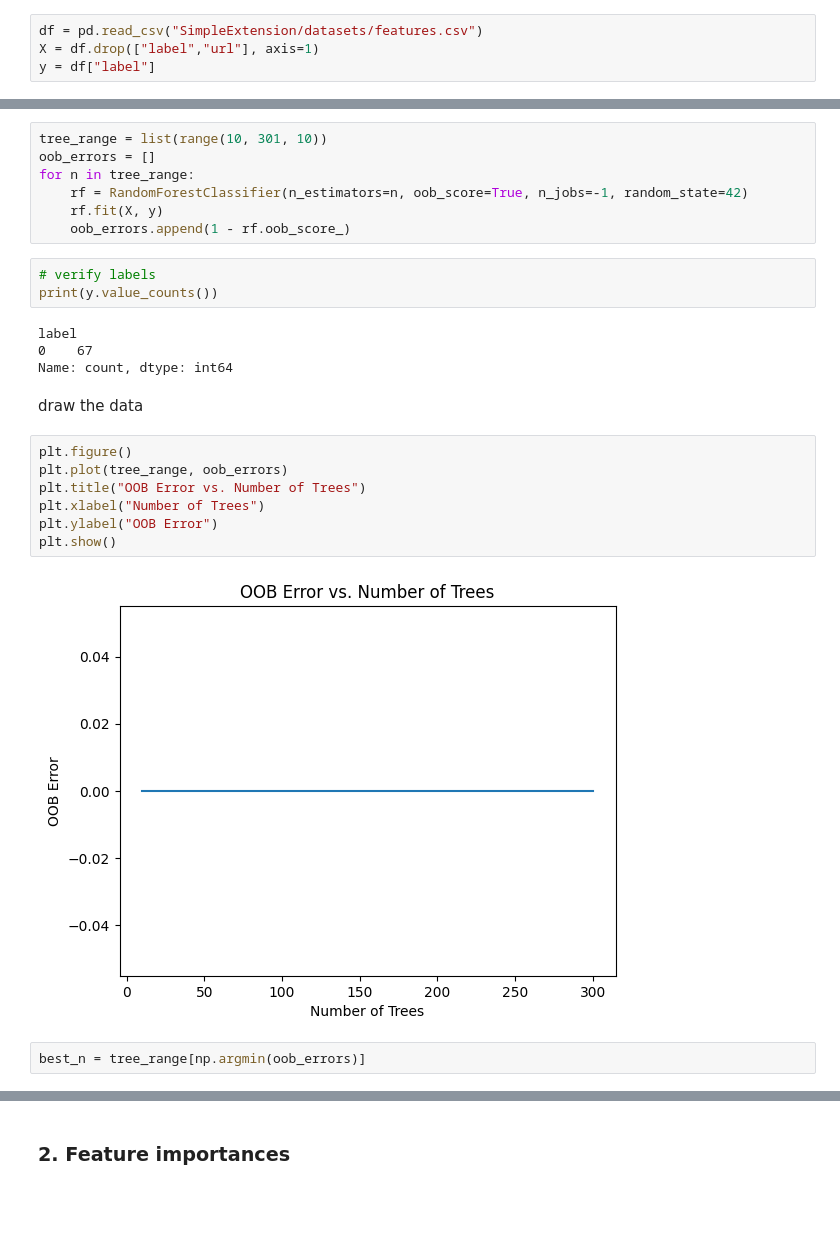
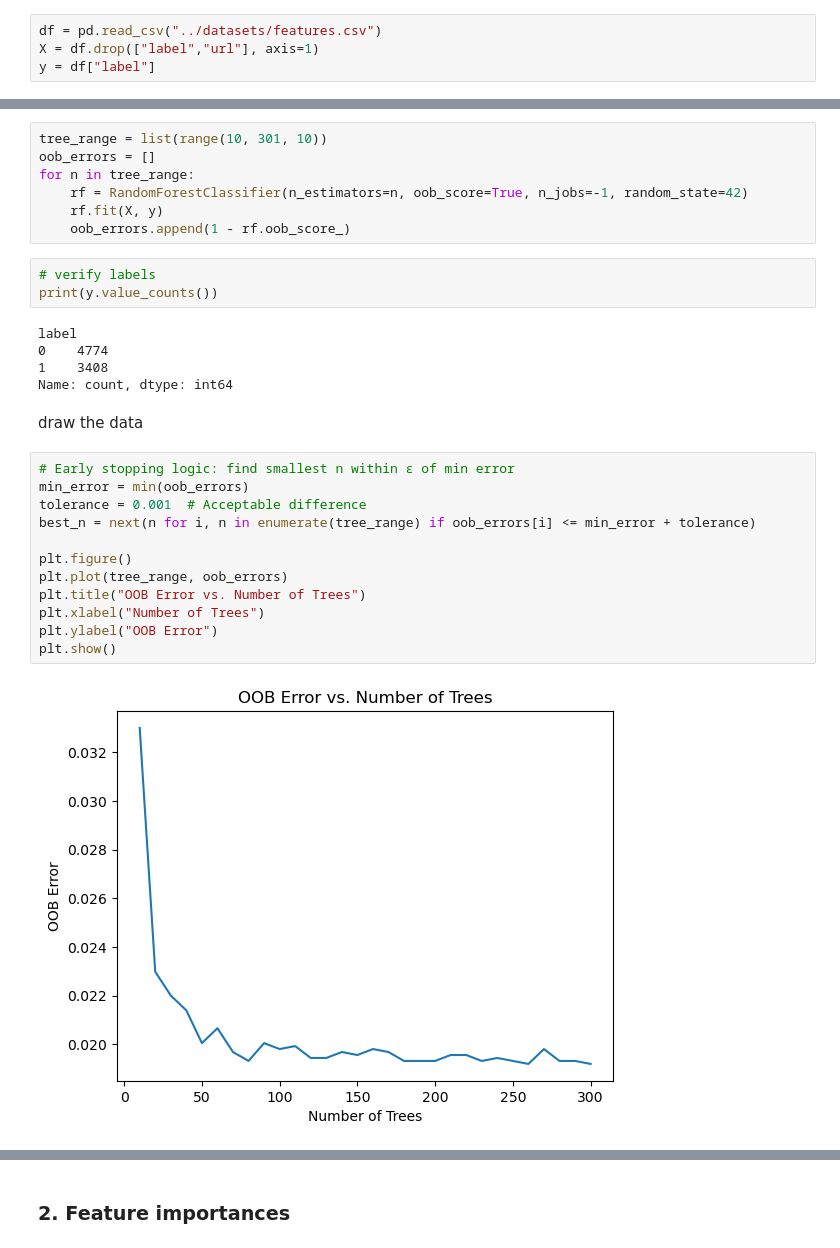
Before and after one commit to mayabenzeev/PhishingDetector_Extension, a Jupyter notebook: Analysis.ipynb, the cells around one changed output, grey strips where cells are left out. Drawn from its saved outputs; the diff is of its cells as text; blank space fills up the shorter version.

```diff
--- a/Analysis.ipynb
+++ b/Analysis.ipynb
@@ -23,5 +38,5 @@ phishing_analysis 2.ipynb
 # %%
-df = pd.read_csv("SimpleExtension/datasets/features.csv")
+df = pd.read_csv("../datasets/features.csv")
 X = df.drop(["label","url"], axis=1)
 y = df["label"]
 # %%
@@ -54,21 +69,25 @@ for n in tree_range:
 print(y.value_counts())
 # %% [output]
 label
-0    67
+0    4774
+1    3408
 Name: count, dtype: int64
 # %% [markdown]
 draw the data
 # %%
+# Early stopping logic: find smallest n within ε of min error
+min_error = min(oob_errors)
+tolerance = 0.001  # Acceptable difference
+best_n = next(n for i, n in enumerate(tree_range) if oob_errors[i] <= min_error + tolerance)
+
 plt.figure()
 plt.plot(tree_range, oob_errors)
 plt.title("OOB Error vs. Number of Trees")
 plt.xlabel("Number of Trees")
 plt.ylabel("OOB Error")
 plt.show()
 # %% [output]
-[figure, old version]
+[figure, new version]
-# %%
-best_n = tree_range[np.argmin(oob_errors)]
 # %%
 best_n
 # %% [output]
```
Also changed, not shown: parts of 17 cells of this notebook, 4 other files.
